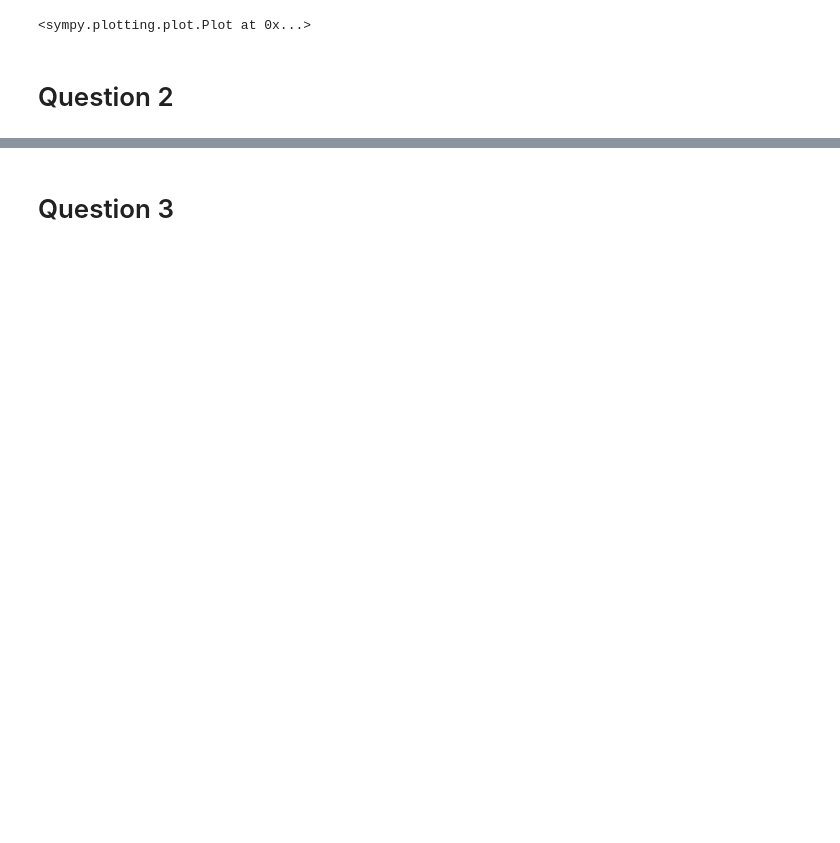
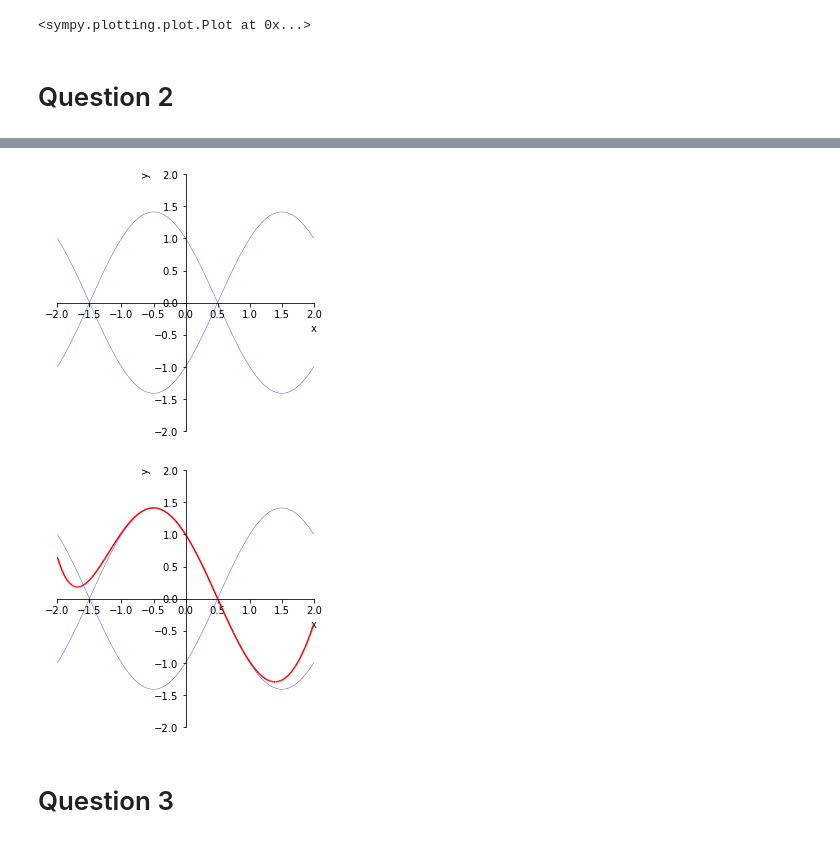
Before and after one commit to Languisher/Projects-2023, a Jupyter notebook: Projet_Topo/projet.ipynb, the cells around one changed output, grey strips where cells are left out. Cells and saved outputs as stored; diff of their text form; code cells hidden in the pictures; blank space fills up the shorter version.

```diff
--- a/Projet_Topo/projet.ipynb
+++ b/Projet_Topo/projet.ipynb
@@ -27,3 +50,11 @@ plot_implicit(g(x, y), (x, -2, 2), (y, -2, 2),aspect_ratio=(1,1))
+# %%
+figure1 = plot_implicit(g(x, y), (x, -2,2), (y, -2,2),aspect_ratio=(1,1))
+figure2 = plot((approximation_polynomiale+1 ).subs(x, x), (x,-2,2), show=False, line_color='red')
+figure1.extend(figure2)
+figure1.show()
+# %% [output]
+[figure, added]
+[figure, added]
 # %% [markdown]
 # Question 3
 # %%
```
Also changed, not shown: parts of 13 cells of this notebook.
